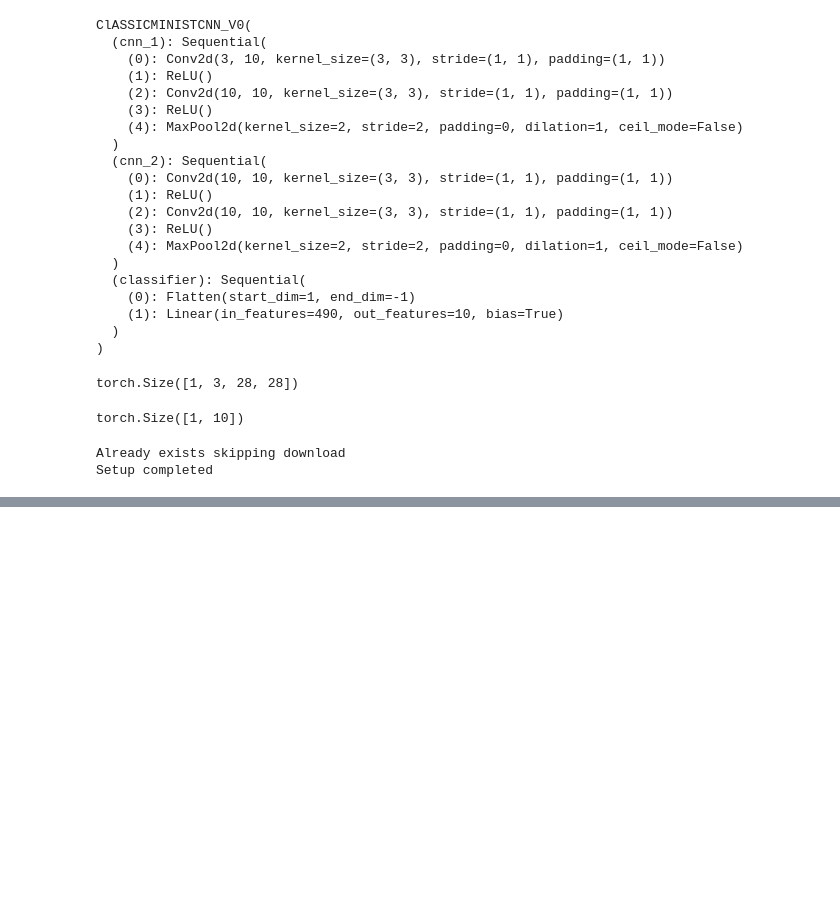
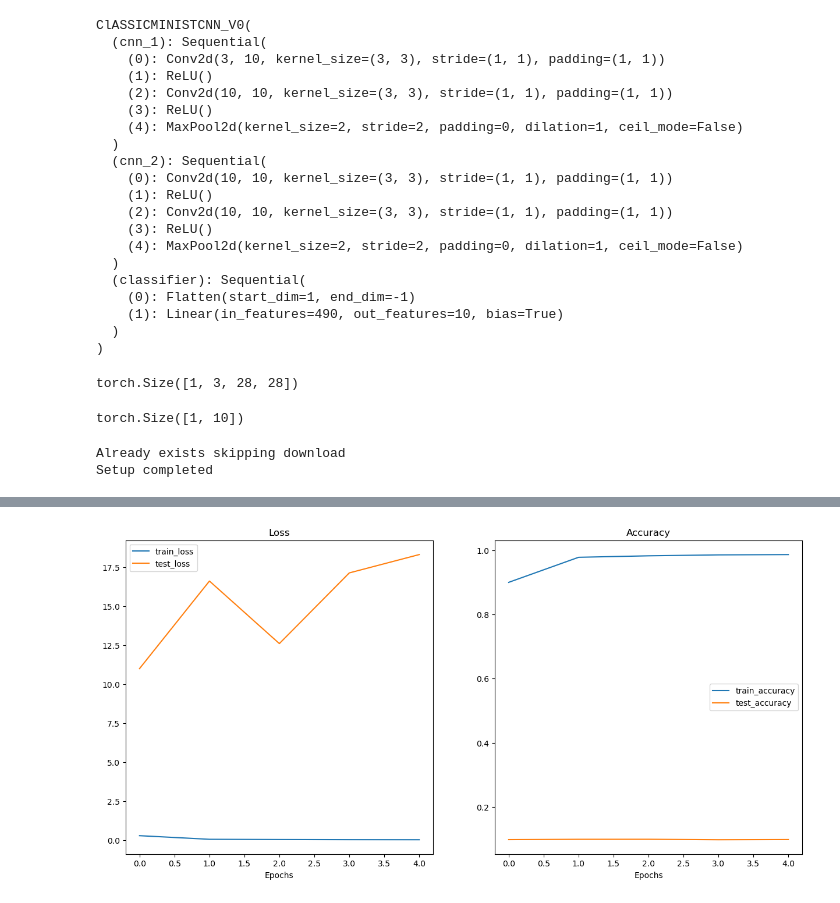
Before and after one commit to Hemanth-Thaluru/kaggle_competitions, a Jupyter notebook: Digit_Recogniser/mnist_pytorch.ipynb, the cells around one changed output, grey strips where cells are left out. Drawn from its saved outputs; the diff is of its cells as text; code cells hidden in the pictures; blank space fills up the shorter version.

Commit message:
transfer learned mnist model

```diff
--- a/Digit_Recogniser/mnist_pytorch.ipynb
+++ b/Digit_Recogniser/mnist_pytorch.ipynb
@@ -239,3 +343,39 @@ Train Loss :0.0619212261048945, Train Accuracy: 0.9811024371667936
+# %%
+def plot_loss_curves(results: Dict[str, List[float]]):
+  """Plots training curves of a results dictionary."""
+  # Get the loss values of the results dictionary(training and test)
+  loss = results["train_loss"]
+  test_loss = results["test_loss"]
+
+  # Get the accuracy values of the results dictionary (training and test)
+  accuracy = results["train_acc"]
+  test_accuracy = results["test_acc"]
+
+  # Figure out how mnay epochs there were
+  epochs = range(len(results["train_loss"]))
+
+  # Setup a plot
+  plt.figure(figsize=(15, 7))
+
+  # Plot the loss
+  plt.subplot(1, 2, 1)
+  plt.plot(epochs, loss, label="train_loss")
+  plt.plot(epochs, test_loss, label="test_loss")
+  plt.title("Loss")
+  plt.xlabel("Epochs")
+  plt.legend()
+
+  # Plot the accuracy
+  plt.subplot(1, 2, 2)
+  plt.plot(epochs, accuracy, label="train_accuracy")
+  plt.plot(epochs, test_accuracy, label="test_accuracy")
+  plt.title("Accuracy")
+  plt.xlabel("Epochs")
+  plt.legend();
+# %%
+plot_loss_curves(model_cnn_1_results)
+# %% [output]
+[figure, added]
 # %%
 #Building preds loop
 EPOCHS=1
```
Also changed, not shown: parts of 42 cells of this notebook, 4 other files.
